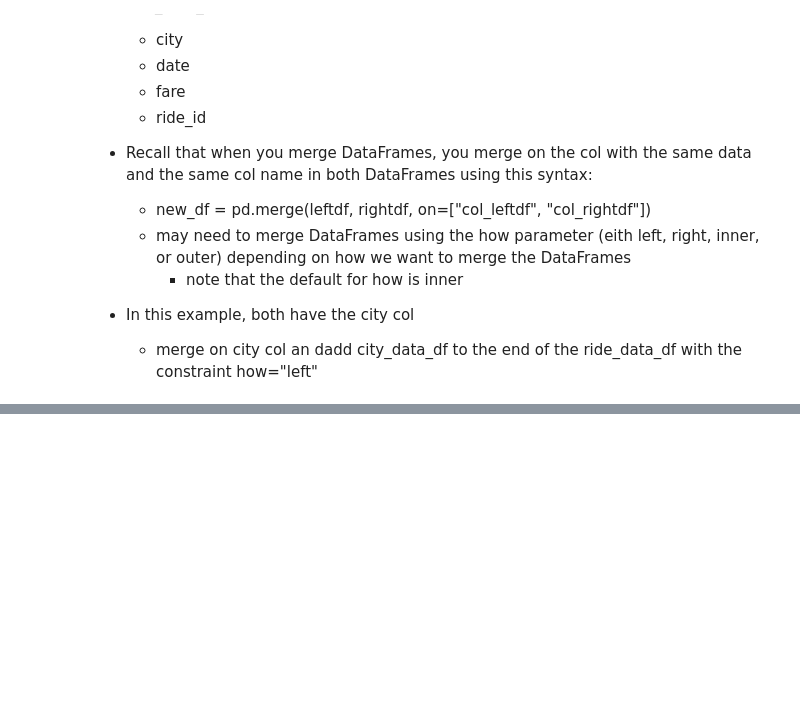
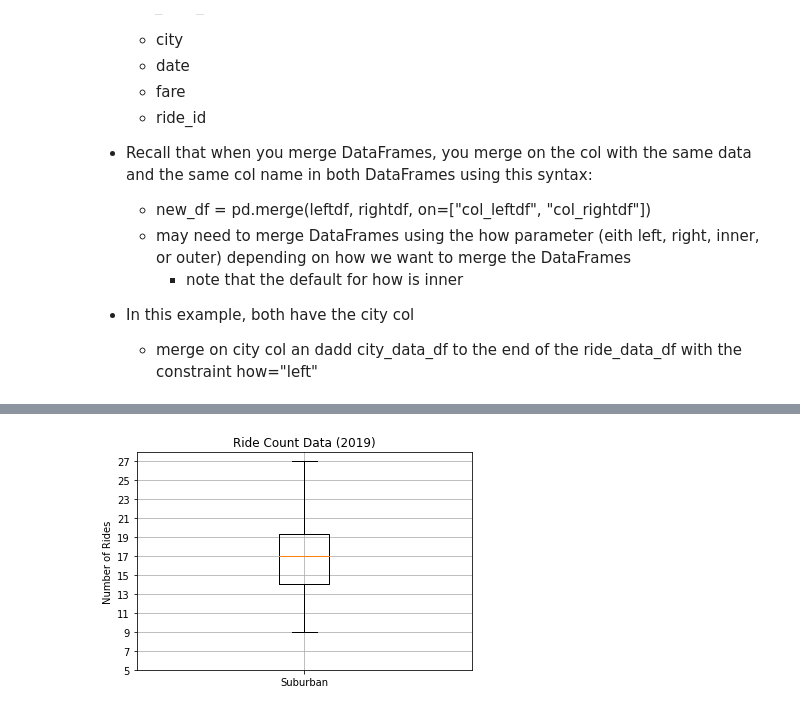
Before and after one commit to jwcomp4/PyBer_Analysis, a Jupyter notebook: PyBer.ipynb, the cells around one changed output, grey strips where cells are left out. Saved outputs shown, nothing was run; the diff lists cells and outputs as text; code cells hidden in the pictures; blank space fills up the shorter version.

```diff
--- a/PyBer.ipynb
+++ b/PyBer.ipynb
@@ -443,0 +760,17 @@ plt.show()
+# %%
+x_labels = ["Suburban"]
+
+fig, ax = plt.subplots()
+
+ax.boxplot(suburb_ride_count, labels=x_labels)
+
+ax.set_title("Ride Count Data (2019)")
+
+ax.set_ylabel("Number of Rides")
+
+ax.set_yticks(np.arange(5, 28, step=2.0))
+
+ax.grid()
+plt.show()
+# %% [output]
+[figure, added]
```
Also changed, not shown: parts of 65 cells of this notebook.
